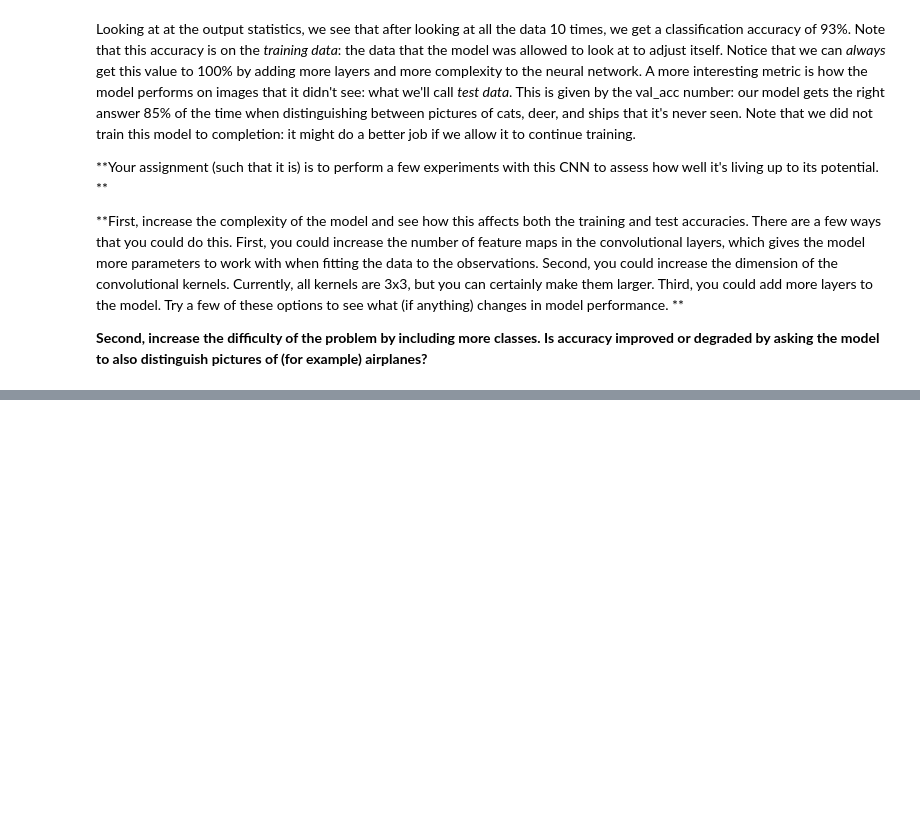
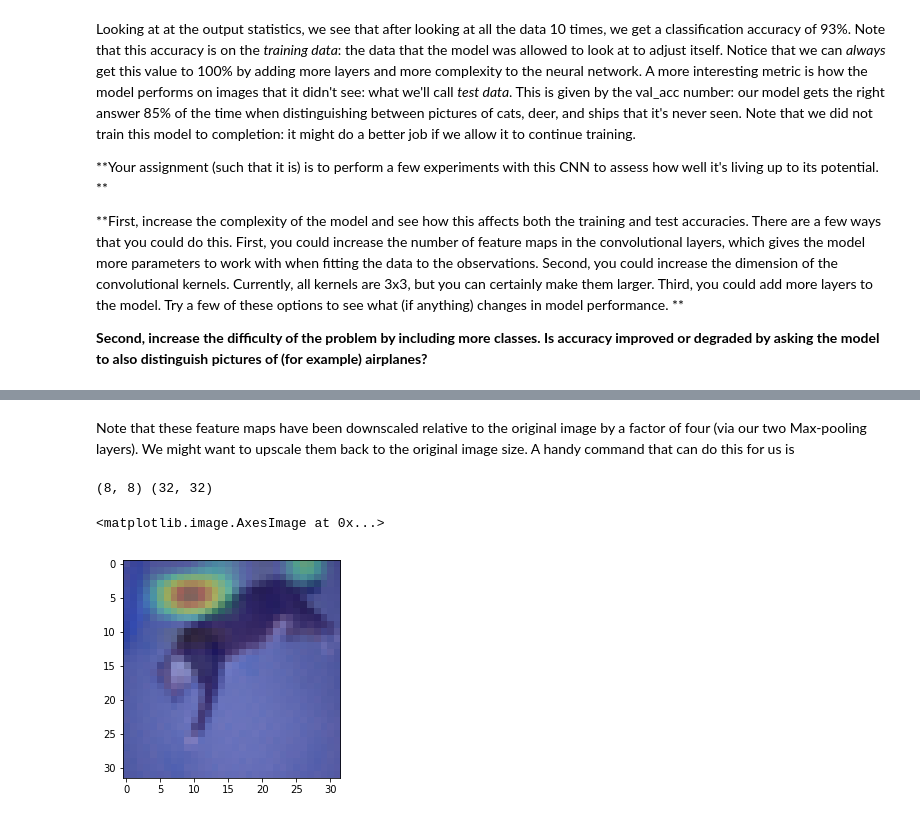
Before and after one commit to tcolligan4/190403_object_recognition, a Jupyter notebook: convolutional_neural_networks.ipynb, the cells around one changed output, grey strips where cells are left out. Saved outputs shown, nothing was run; the diff lists cells and outputs as text; code cells hidden in the pictures; blank space fills up the shorter version.

```diff
--- a/convolutional_neural_networks.ipynb
+++ b/convolutional_neural_networks.ipynb
@@ -298,0 +350,14 @@ For each class, there was a contribution to that class's node in softmax from ea
+# %% [markdown]
+Note that these feature maps have been downscaled relative to the original image by a factor of four (via our two Max-pooling layers).  We might want to upscale them back to the original image size.  A handy command that can do this for us is
+# %%
+import scipy.ndimage as snd
+fm_0 = last_conv[0,:,:,0]
+fm_0_upscaled = snd.zoom(fm_0,4)
+print(fm_0.shape,fm_0_upscaled.shape)
+
+plt.imshow(x_train[idx])
+plt.imshow(fm_0_upscaled,alpha=0.3,cmap=plt.cm.jet)
+# %% [output]
+(8, 8) (32, 32)
+<matplotlib.image.AxesImage at 0x...>
+[figure, added]
```
Also changed, not shown: parts of 11 cells of this notebook.
